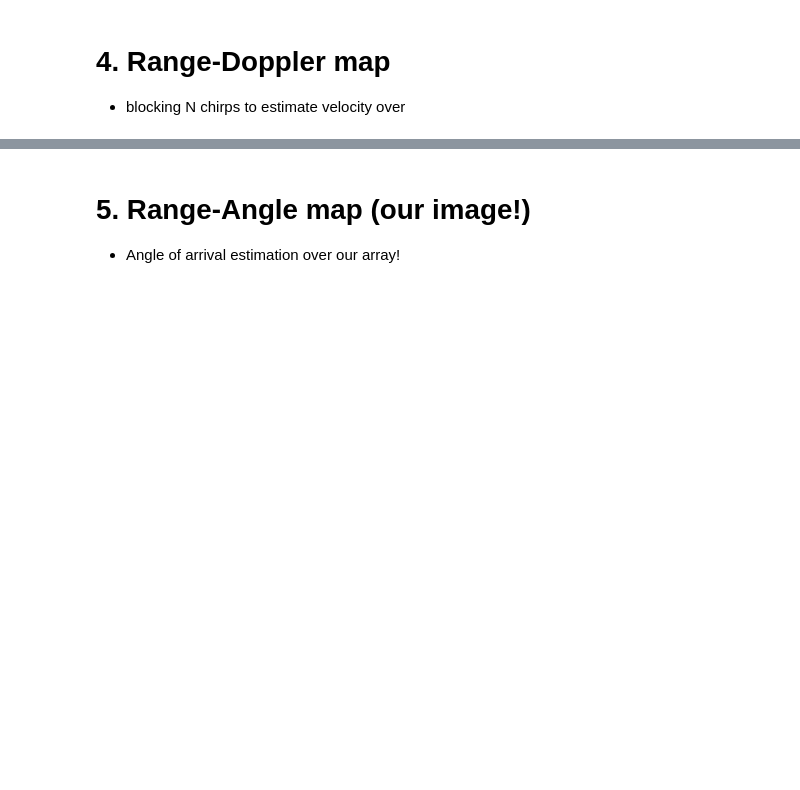
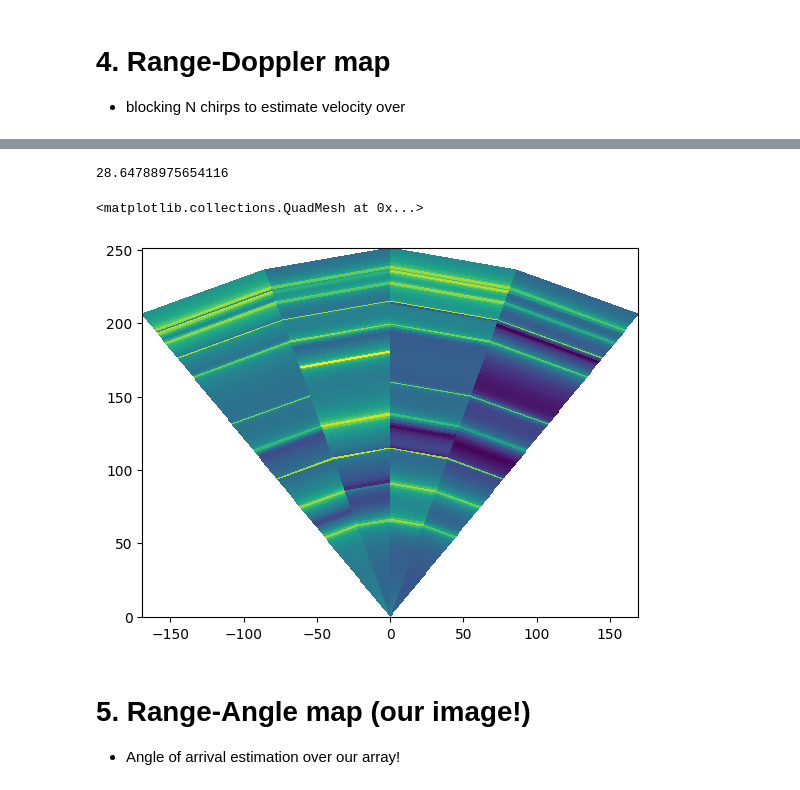
Before and after one commit to austinjtravis/radar_learning, a Jupyter notebook: 4_fmcw_imaging/fmcw.ipynb, the cells around one changed output, grey strips where cells are left out. Drawn from its saved outputs; the diff is of its cells as text; code cells hidden in the pictures; blank space fills up the shorter version.

```diff
--- a/4_fmcw_imaging/fmcw.ipynb
+++ b/4_fmcw_imaging/fmcw.ipynb
@@ -205,21 +263,25 @@ plt.plot(np.unwrap(np.angle(az_cut)))
 # %%
 beamwidth = 2 / n_receivers
 print(np.rad2deg(beamwidth))
 
 min_az_rad = np.deg2rad(-beamwidth/2)
 max_az_rad = np.deg2rad(beamwidth/2)
 # Create a grid of vertices that approximate the bounds of each
 # radar cell (in polar coordinates).
-A = np.linspace(-0.1, 0.1, angle_fft.shape[1])
+A = np.linspace(-np.pi/6, np.pi/6, angle_fft.shape[1])
 r, az = np.meshgrid(R, A)
 # Convert polar to Cartesian coordinates.
 grid_x = r * np.cos(az + np.pi/2)
 grid_y = r * np.sin(az + np.pi/2)
 # plt.figure()
 plt.pcolormesh(grid_x.T, grid_y.T, db(angle_fft))
-plt.ylim([0, 50])
+# plt.ylim([0, 50])
 # grid_x.shape
 # angle_fft.shape
+# %% [output]
+28.64788975654116
+<matplotlib.collections.QuadMesh at 0x...>
+[figure, added]
 # %% [markdown]
 # 5. Range-Angle map (our image!)
 - Angle of arrival estimation over our array!
```
Also changed, not shown: parts of 8 cells of this notebook.
